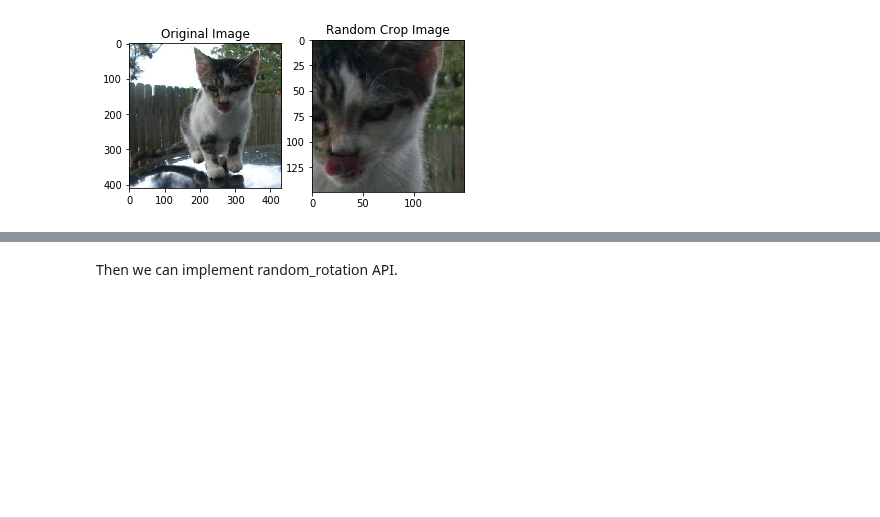
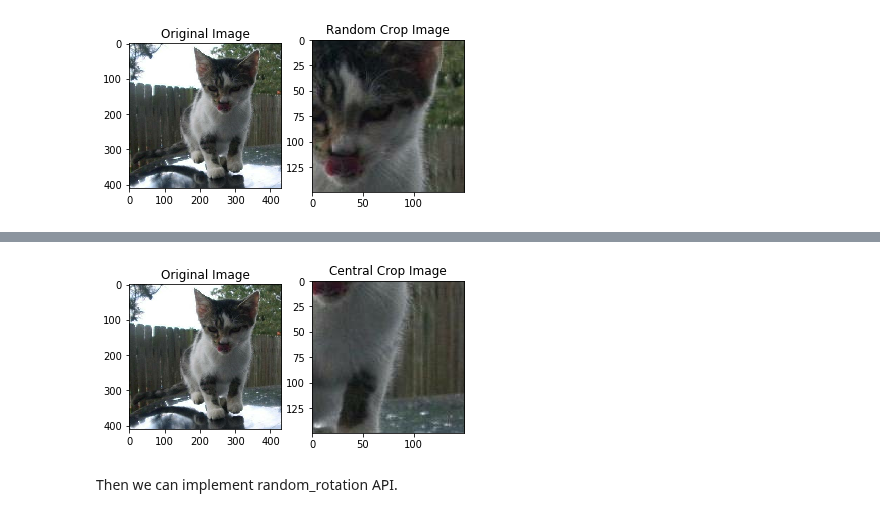
Before and after one commit to goodboychan/goodboychan.github.io, a Jupyter notebook: _notebooks/2020-10-13-02-Image-Classification-with-Cat-and-Dog.ipynb, the cells around one changed output, grey strips where cells are left out. Cells and saved outputs as stored; diff of their text form; code cells hidden in the pictures; blank space fills up the shorter version.

```diff
--- a/_notebooks/2020-10-13-02-Image-Classification-with-Cat-and-Dog.ipynb
+++ b/_notebooks/2020-10-13-02-Image-Classification-with-Cat-and-Dog.ipynb
@@ -86,7 +91,6 @@ So this is a sample image of dog, which has label of '0'(Cats). Then we will imp
 # %%
 def random_crop(input_image):
-    cropped_image = tf.image.random_crop(input_image, size=[150, 150, 3])
-    return cropped_image
+    return tf.image.random_crop(input_image, size=[150, 150, 3])
 # %%
 fig, ax = plt.subplots(1, 2)
 ax[0].imshow(image / 255.)
@@ -100,3 +113,13 @@ plt.show()
+# %%
+fig, ax = plt.subplots(1, 2)
+ax[0].imshow(image / 255.)
+ax[0].set_title("Original Image")
+
+ax[1].imshow(random_crop(image) / 255.)
+ax[1].set_title("Central Crop Image")
+plt.show()
+# %% [output]
+[figure, added]
 # %% [markdown]
 Then we can implement random_rotation API.
 # %%
```
Also changed, not shown: parts of 15 cells of this notebook.
